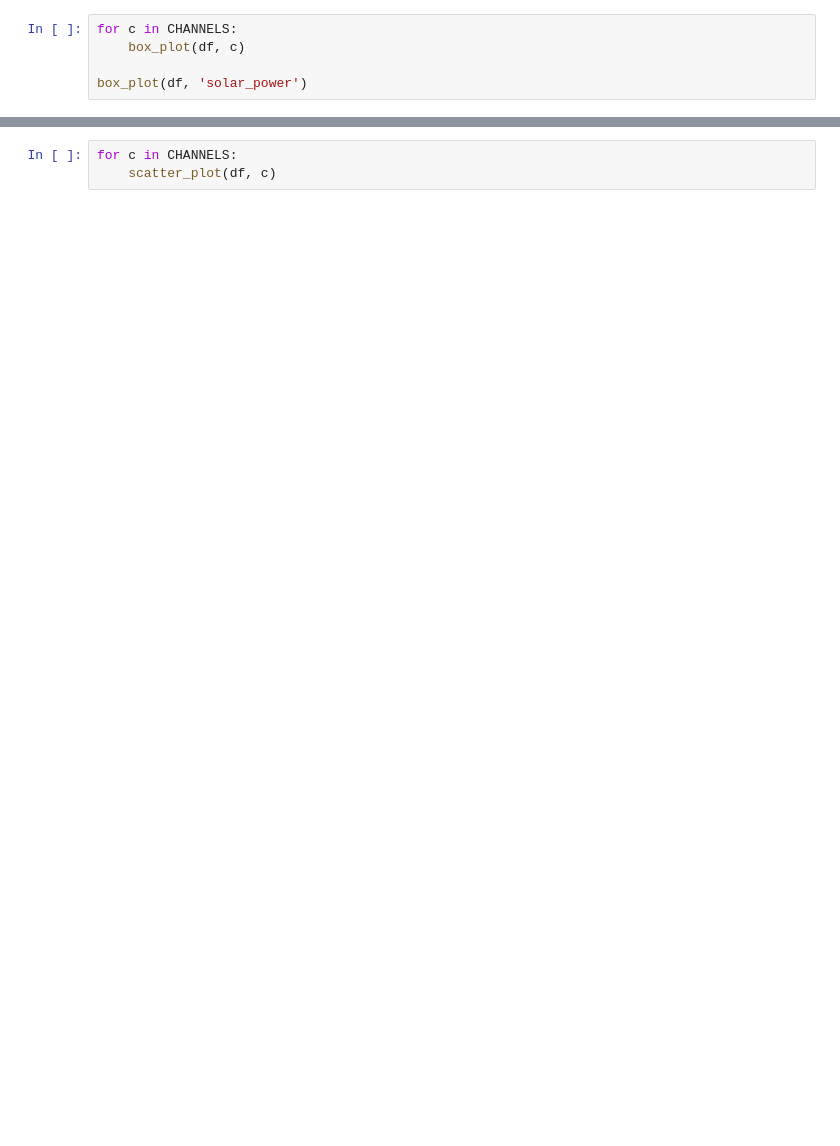
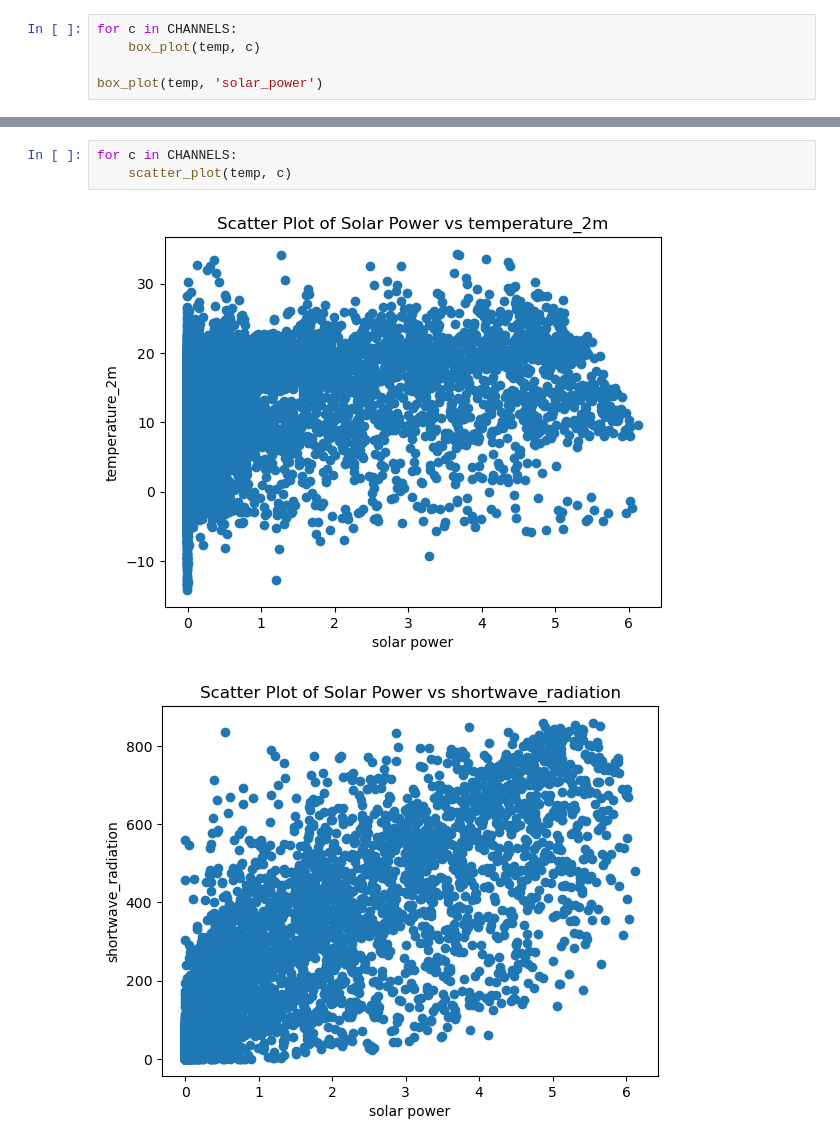
Before and after one commit to spgvieira/ITU-Roof-Solar-Pannels-Data, a Jupyter notebook: DataAnalysis/pv_nwp.ipynb, the cells around one changed output, grey strips where cells are left out. Cells and saved outputs as stored; diff of their text form; blank space fills up the shorter version.

```diff
--- a/DataAnalysis/pv_nwp.ipynb
+++ b/DataAnalysis/pv_nwp.ipynb
@@ -56,5 +261,5 @@ for c in CHANNELS:
 # %%
 for c in CHANNELS:
-    box_plot(df, c)
+    box_plot(temp, c)
 
-box_plot(df, 'solar_power')
+box_plot(temp, 'solar_power')
@@ -61,3 +275,6 @@ box_plot(df, 'solar_power')
 # %%
 for c in CHANNELS:
-    scatter_plot(df, c)
+    scatter_plot(temp, c)
+# %% [output]
+[figure, added]
+[figure, added]
```
Also changed, not shown: parts of 24 cells of this notebook, 7 other files.
